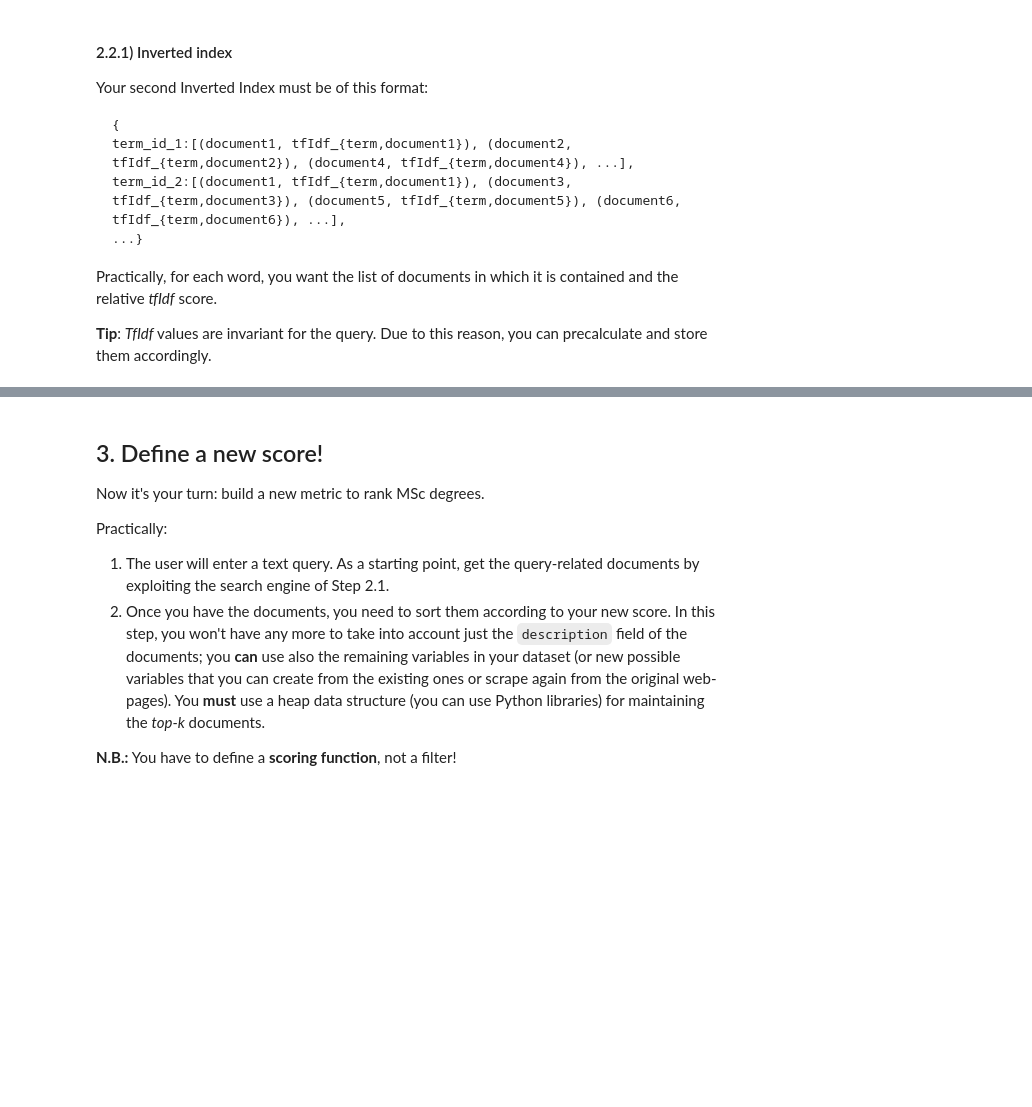
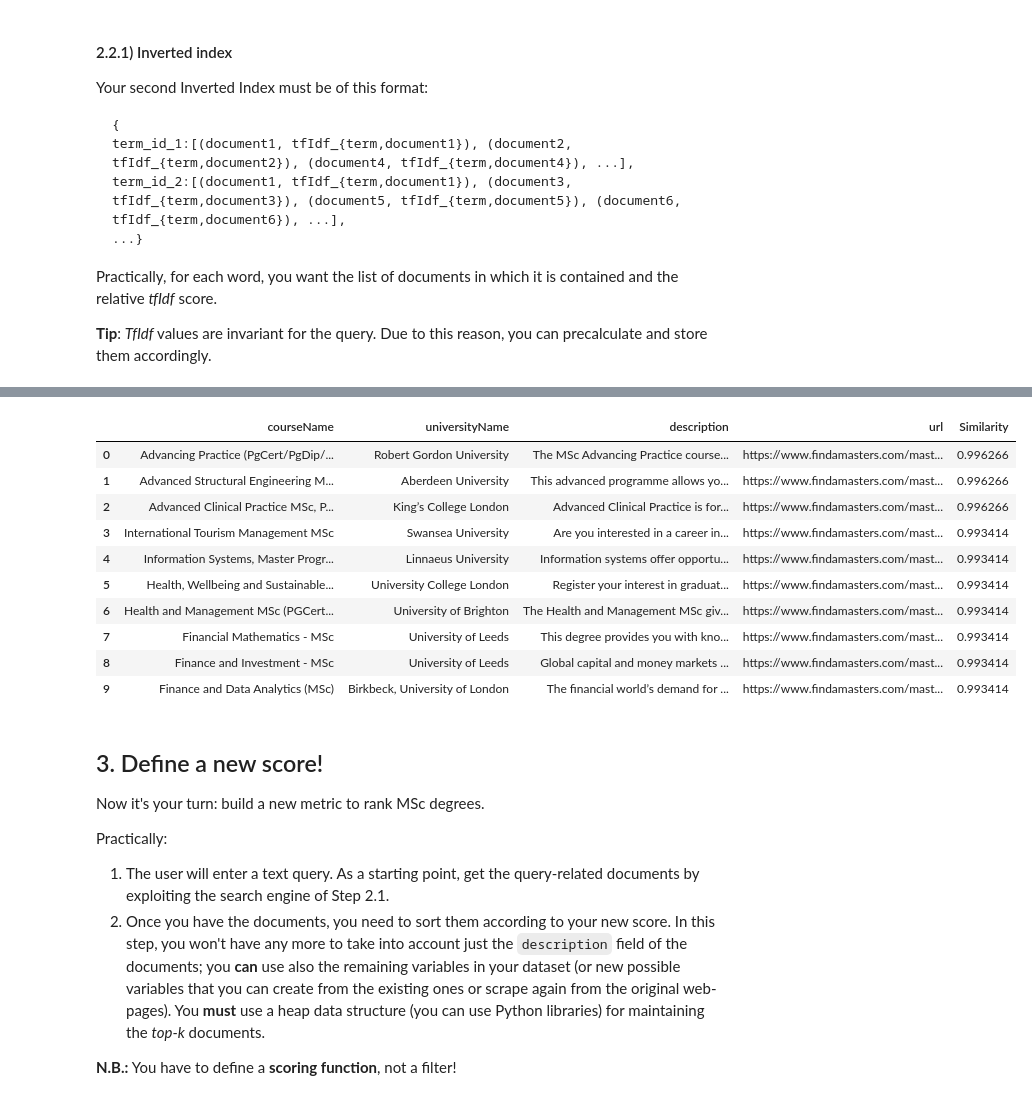
Before and after one commit to denizyy/ADM-HW3, a Jupyter notebook: HW3.ipynb, the cells around one changed output, grey strips where cells are left out. Saved outputs shown, nothing was run; the diff lists cells and outputs as text; code cells hidden in the pictures; blank space fills up the shorter version.

````diff
--- a/HW3.ipynb
+++ b/HW3.ipynb
@@ -333,3 +387,40 @@ For this purpose, you can use the [`nltk library](https://www.nltk.org/).
 ### 2.0.1) Preprocessing the fees column
 
 Moreover, we want the field ```fees``` to collect numeric information. As you will see, you scraped textual information for this attribute in the dataset: sketch whatever method you need (using regex, for example, to find currency symbol) to collect information and, in case of multiple information, retrieve only the highest fees. Finally, once you have collected numerical information, you likely will have different currencies: this can be chaotic, so let chatGPT guide you in the choice and deployment of an API to convert this column to a common currency of your choice (it can be USD, EUR or whatever you want). Ultimately, you will have a ```float``` column renamed ```fees (CHOSEN COMMON CURRENCY)```.
+# %%
+import pandas as pd
+from forex_python.converter import CurrencyRates
+#Let's calculate the rate of each currencies compared to EUR to save time in computaton
+c = CurrencyRates()
+dollar = c.convert('USD', 'EUR', float(1))
+pound = c.convert('GBP', 'EUR', float(1))
+# Define a function to convert currencies to euros using an API
+def convert_to_euros(row):
+    if pd.notnull(row['cleaned_fees']):
+        c = CurrencyRates()
+
+        # Ensure the "largest_amount" column is treated as a Series
+
+        cleaned_fees_series = pd.Series(row['cleaned_fees'])
+
+        # Replace specific currency symbols with an empty string
+        cleaned_fees_series = cleaned_fees_series.replace({'€': '', '$': '', '£': ''}, regex=True)
+
+        # Extract the amount from the modified "cleaned_fees" column
+        amount = cleaned_fees_series.str.extract(r'(?P<amount>\d+(\.\d+)?)')['amount'].values[0]
+
+        # Check for the presence of specific currency symbols
+        if '€' in row['cleaned_fees']:
+            return float(amount)  # No conversion needed for euros
+        elif '$' in row['cleaned_fees']:
+            return round(float(amount) * dollar, 2)
+        elif '£' in row['cleaned_fees']:
+            return round(float(amount) * pound, 2)
+        else:
+            return None  # Handle unknown currencies
+
+    else:
+        return None
+
+# Apply the conversion function to the DataFrame
+df['fees (EUR)'] = df.apply(convert_to_euros, axis=1)
@@ -353,6 +478,9 @@ term_id_2:[document_1, document_3, document_5, document_6],
 where _document\_i_ is the *id* of a document that contains that specific word.
 
 __Hint:__ Since you do not want to compute the inverted index every time you use the Search Engine, it is worth thinking about storing it in a separate file and loading it in memory when needed.
+# %%
+import pandas as pd
+terms = pd.read_json('/home/theballer/Desktop/Sapienza Courses/ADM/ADM-HW3/terms.json')
 # %% [markdown]
 #### 2.1.2) Execute the query
 Given a query input by the user, for example:
@@ -429,3 +584,20 @@
+# %%
+from search_engine_2 import search_engine_2
+query = 'advanced knowledge'
+result = search_engine_2(df, terms, lst_stopwords, query, K=10)
+result
+# %% [output]
+|  | courseName | universityName | description | url | Similarity |
+| 0 | Advancing Practice (PgCert/PgDip/... | Robert Gordon University | The MSc Advancing Practice course... | https://www.findamasters.com/mast... | 0.996266 |
+| 1 | Advanced Structural Engineering M... | Aberdeen University | This advanced programme allows yo... | https://www.findamasters.com/mast... | 0.996266 |
+| 2 | Advanced Clinical Practice MSc, P... | King’s College London | Advanced Clinical Practice is for... | https://www.findamasters.com/mast... | 0.996266 |
+| 3 | International Tourism Management MSc | Swansea University | Are you interested in a career in... | https://www.findamasters.com/mast... | 0.993414 |
+| 4 | Information Systems, Master Progr... | Linnaeus University | Information systems offer opportu... | https://www.findamasters.com/mast... | 0.993414 |
+| 5 | Health, Wellbeing and Sustainable... | University College London | Register your interest in graduat... | https://www.findamasters.com/mast... | 0.993414 |
+| 6 | Health and Management MSc (PGCert... | University of Brighton | The Health and Management MSc giv... | https://www.findamasters.com/mast... | 0.993414 |
+| 7 | Financial Mathematics - MSc | University of Leeds | This degree provides you with kno... | https://www.findamasters.com/mast... | 0.993414 |
+| 8 | Finance and Investment - MSc | University of Leeds | Global capital and money markets ... | https://www.findamasters.com/mast... | 0.993414 |
+| 9 | Finance and Data Analytics (MSc) | Birkbeck, University of London | The financial world’s demand for ... | https://www.findamasters.com/mast... | 0.993414 |
 # %% [markdown]
 ## 3. Define a new score!
 
````
Also changed, not shown: parts of 13 cells of this notebook.
